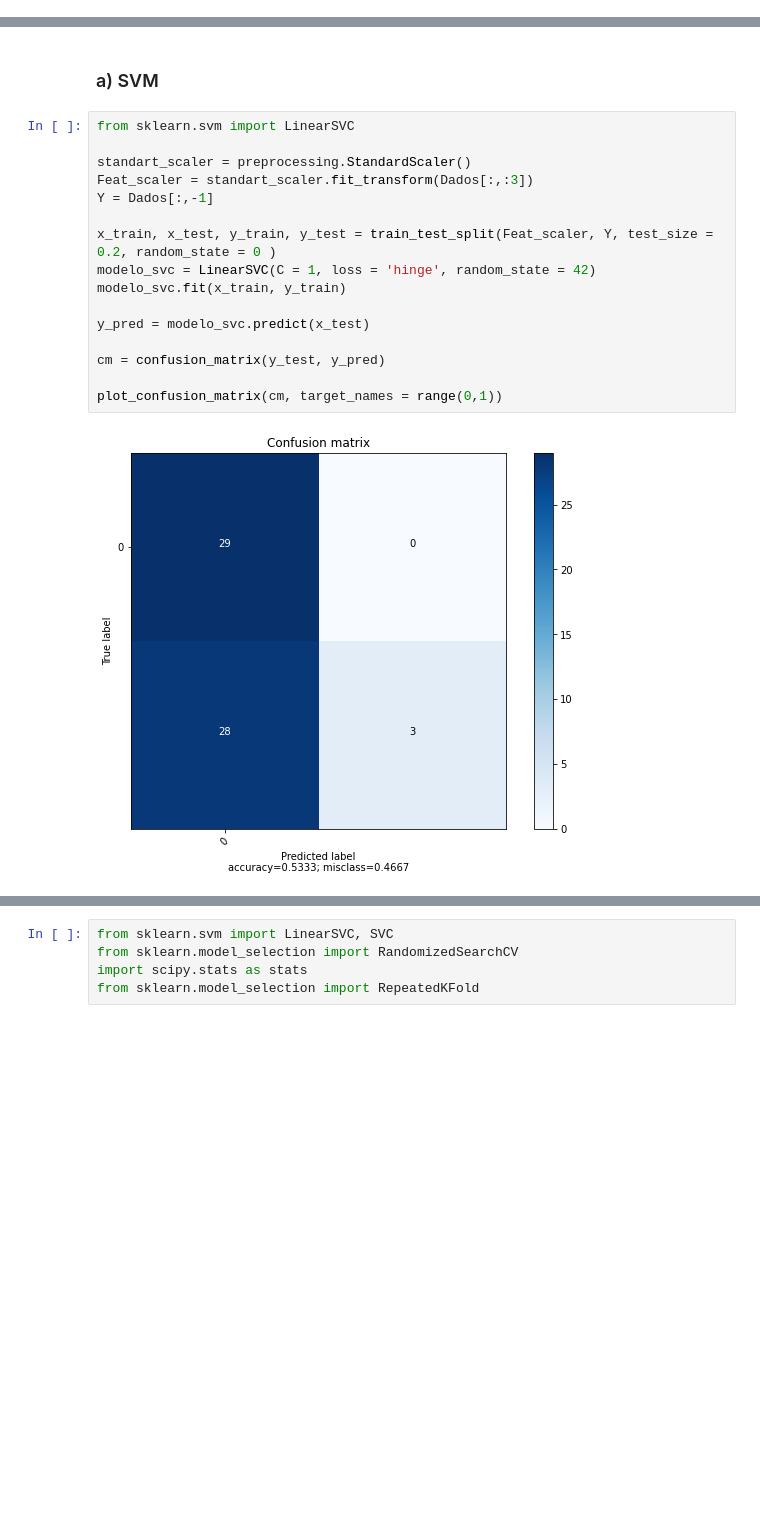
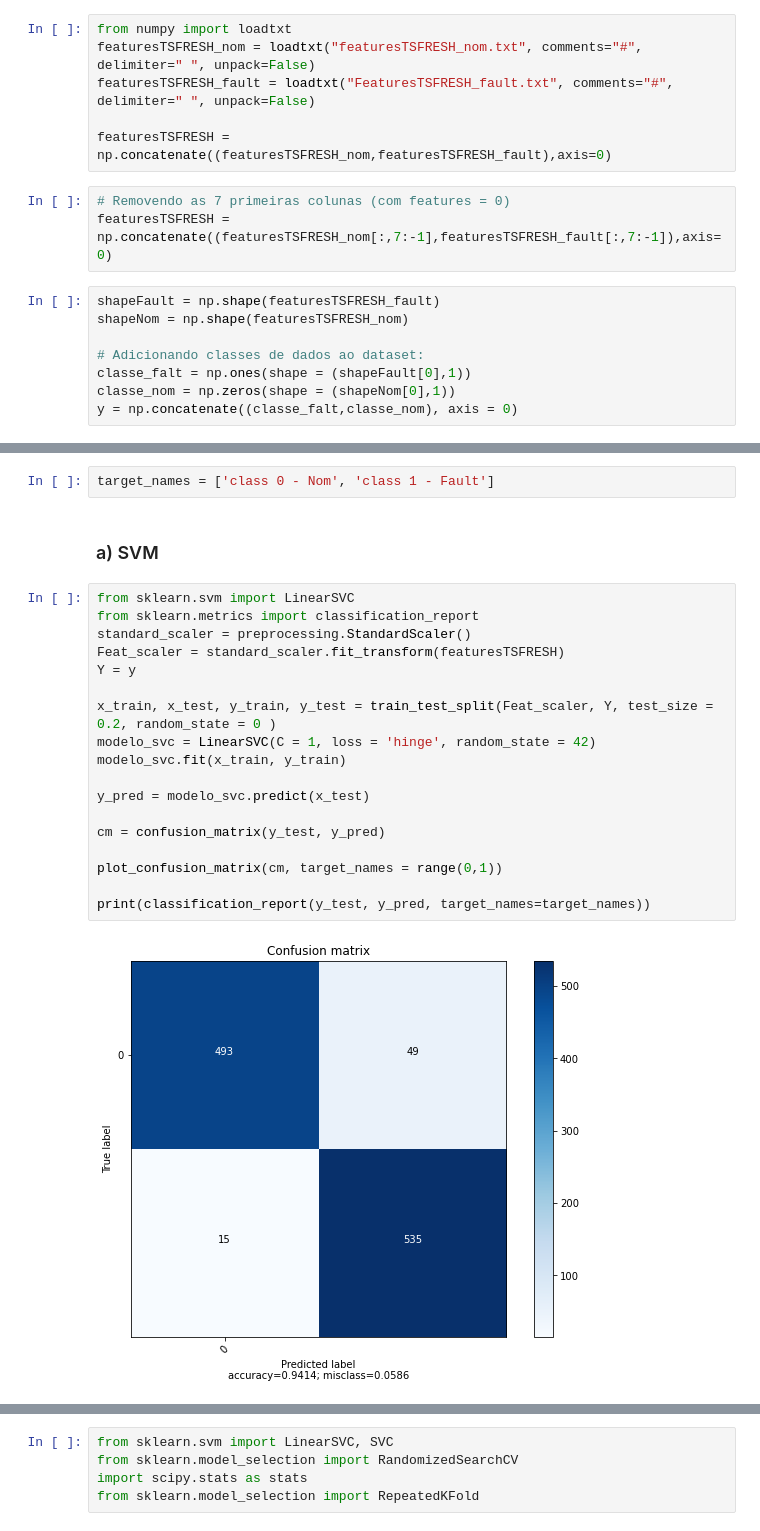
Before and after one commit to LuisSantoss/HIML, a Jupyter notebook: HIML_5_tsfrex.ipynb, the cells around one changed output, grey strips where cells are left out. Drawn from its saved outputs; the diff is of its cells as text; blank space fills up the shorter version.

```diff
--- a/HIML_5_tsfrex.ipynb
+++ b/HIML_5_tsfrex.ipynb
@@ -302,3 +373,20 @@ ValueError: Column must not contain NaN values: P-PDG
+# %%
+from numpy import loadtxt
+featuresTSFRESH_nom = loadtxt("featuresTSFRESH_nom.txt", comments="#", delimiter=" ", unpack=False)
+featuresTSFRESH_fault = loadtxt("FeaturesTSFRESH_fault.txt", comments="#", delimiter=" ", unpack=False)
+
+featuresTSFRESH = np.concatenate((featuresTSFRESH_nom,featuresTSFRESH_fault),axis=0)
+# %%
+# Removendo as 7 primeiras colunas (com features = 0)
+featuresTSFRESH = np.concatenate((featuresTSFRESH_nom[:,7:-1],featuresTSFRESH_fault[:,7:-1]),axis=0)
+# %%
+shapeFault = np.shape(featuresTSFRESH_fault)
+shapeNom = np.shape(featuresTSFRESH_nom)
+
+# Adicionando classes de dados ao dataset:
+classe_falt = np.ones(shape = (shapeFault[0],1))
+classe_nom = np.zeros(shape = (shapeNom[0],1))
+y = np.concatenate((classe_falt,classe_nom), axis = 0)
 # %% [markdown]
 ## 3. Modelo de aprendizado de máquina:
 # %%
@@ -384,23 +472,27 @@ def plot_confusion_matrix(cm,
     plt.ylabel('True label')
     plt.xlabel('Predicted label\naccuracy={:0.4f}; misclass={:0.4f}'.format(accuracy, misclass))
     plt.show()
+# %%
+target_names = ['class 0 - Nom', 'class 1 - Fault']
 # %% [markdown]
 ### a) SVM
 # %%
 from sklearn.svm import LinearSVC
-
-standart_scaler = preprocessing.StandardScaler()
-Feat_scaler = standart_scaler.fit_transform(Dados[:,:3])
-Y = Dados[:,-1]
+from sklearn.metrics import classification_report
+standard_scaler = preprocessing.StandardScaler()
+Feat_scaler = standard_scaler.fit_transform(featuresTSFRESH)
+Y = y
 
 x_train, x_test, y_train, y_test = train_test_split(Feat_scaler, Y, test_size = 0.2, random_state = 0 )
 modelo_svc = LinearSVC(C = 1, loss = 'hinge', random_state = 42)
 modelo_svc.fit(x_train, y_train)
 
 y_pred = modelo_svc.predict(x_test)
 
 cm = confusion_matrix(y_test, y_pred)
 
 plot_confusion_matrix(cm, target_names = range(0,1))
+
+print(classification_report(y_test, y_pred, target_names=target_names))
 # %% [output]
-[figure, old version]
+[figure, new version]
```
Also changed, not shown: parts of 20 cells of this notebook.
